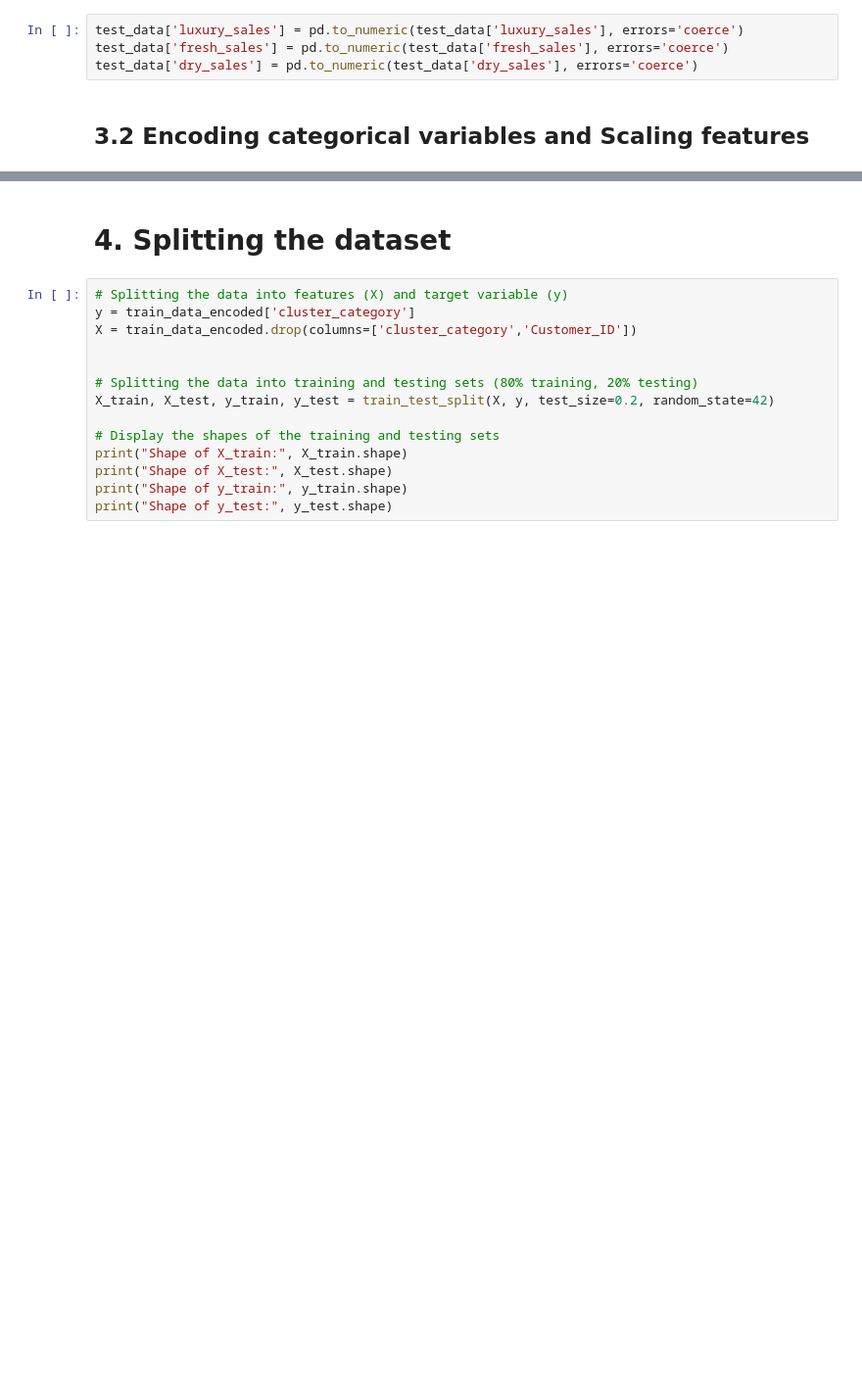
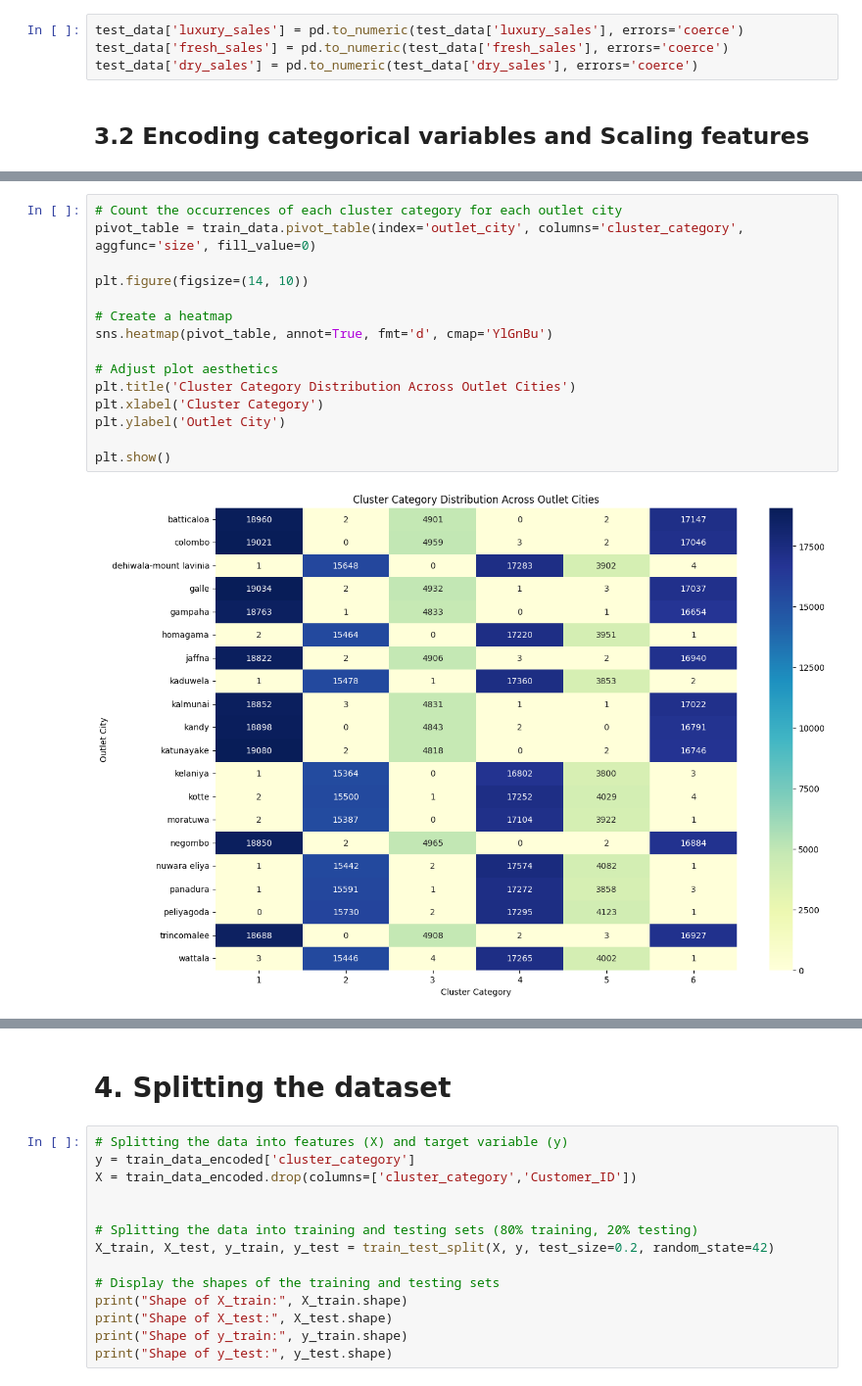
Before and after one commit to anush47/datastorm5, a Jupyter notebook: datastorm.ipynb, the cells around one changed output, grey strips where cells are left out. Shown at 98% size. Saved outputs shown, nothing was run; the diff lists cells and outputs as text; blank space fills up the shorter version.

```diff
--- a/datastorm.ipynb
+++ b/datastorm.ipynb
@@ -514,0 +390,17 @@ plt.show()
+# %%
+# Count the occurrences of each cluster category for each outlet city
+pivot_table = train_data.pivot_table(index='outlet_city', columns='cluster_category', aggfunc='size', fill_value=0)
+
+plt.figure(figsize=(14, 10))
+
+# Create a heatmap
+sns.heatmap(pivot_table, annot=True, fmt='d', cmap='YlGnBu')
+
+# Adjust plot aesthetics
+plt.title('Cluster Category Distribution Across Outlet Cities')
+plt.xlabel('Cluster Category')
+plt.ylabel('Outlet City')
+
+plt.show()
+# %% [output]
+[figure, added]
```
Also changed, not shown: parts of 30 cells of this notebook.
